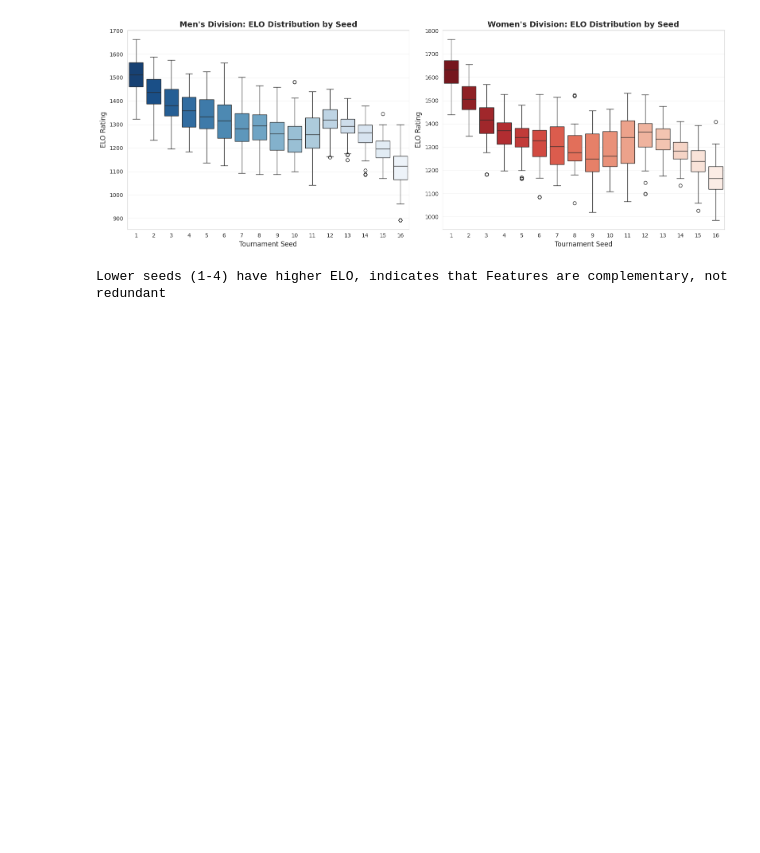
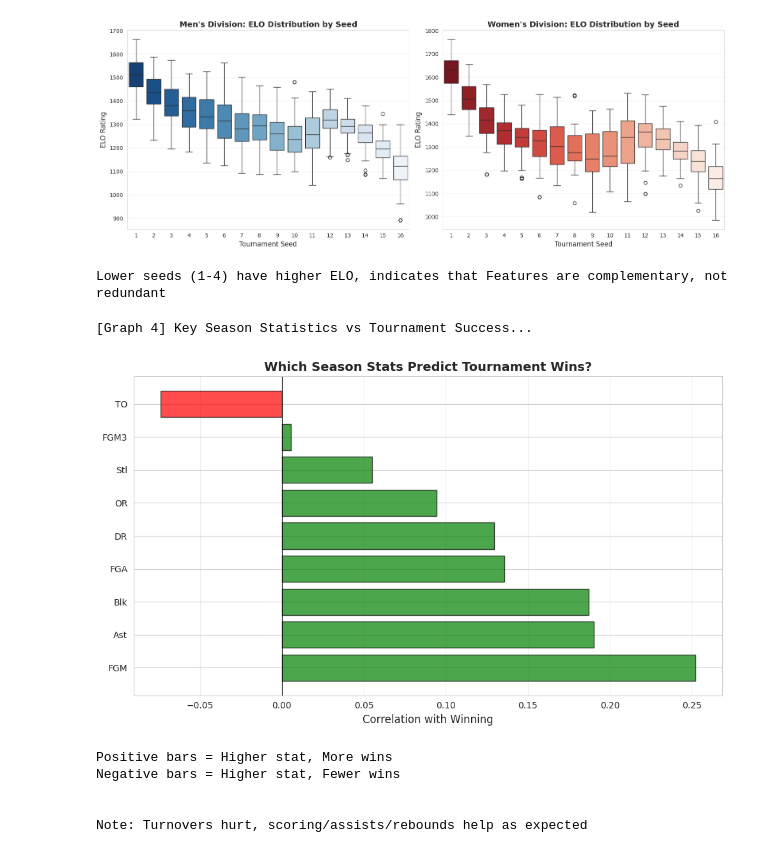
Before and after one commit to COMP3608-GROUP-9-PROJECT/COMP3608_PROJECT, a Jupyter notebook: DataPreProcessing.ipynb, the cells around one changed output. Drawn from its saved outputs; the diff is of its cells as text; code cells hidden in the pictures; blank space fills up the shorter version.

Commit message:
Season Performance Stats vs Win Rate Graph

```diff
--- a/DataPreProcessing.ipynb
+++ b/DataPreProcessing.ipynb
@@ -613,3 +613,44 @@ Passing `palette` without assigning `hue` is deprecated and will be removed in v
   sns.boxplot(data=women_data, x='T1Seed', y='T1Rating', order=seed_order,
 [figure]
 Lower seeds (1-4) have higher ELO, indicates that Features are complementary, not redundant
+# %%
+# Season Performance Stats vs Win Rate
+
+print("[Graph 4] Key Season Statistics vs Tournament Success...")
+
+# Calculate correlation between season stats and tournament wins
+stat_features = [
+    'T1AverageFGM', 'T1AverageFGA', 'T1AverageFGM3',
+    'T1AverageOR', 'T1AverageDR', 'T1AverageAst',
+    'T1AverageTO', 'T1AverageStl', 'T1AverageBlk'
+]
+
+correlations = tourneyData[stat_features + ['Win']].corr()['Win'].drop('Win').sort_values(ascending=False)
+
+fig, ax = plt.subplots(figsize=(10, 6))
+colors = ['green' if x > 0 else 'red' for x in correlations.values]
+bars = ax.barh(range(len(correlations)), correlations.values, color=colors, alpha=0.7, edgecolor='black')
+
+# Clean up labels (remove 'T1Average' prefix)
+clean_labels = [label.replace('T1Average', '') for label in correlations.index]
+ax.set_yticks(range(len(correlations)))
+ax.set_yticklabels(clean_labels)
+ax.set_xlabel('Correlation with Winning', fontsize=12)
+ax.set_title('Which Season Stats Predict Tournament Wins?', fontsize=14, fontweight='bold')
+ax.axvline(x=0, color='black', linestyle='-', linewidth=0.8)
+ax.grid(alpha=0.3, axis='x')
+
+plt.tight_layout()
+plt.show()
+
+print(f"Positive bars = Higher stat, More wins")
+print(f"Negative bars = Higher stat, Fewer wins\n")
+print("\nNote: Turnovers hurt, scoring/assists/rebounds help as expected")
+# %% [output]
+[Graph 4] Key Season Statistics vs Tournament Success...
+[figure, added]
+Positive bars = Higher stat, More wins
+Negative bars = Higher stat, Fewer wins
+
+
+Note: Turnovers hurt, scoring/assists/rebounds help as expected
```
